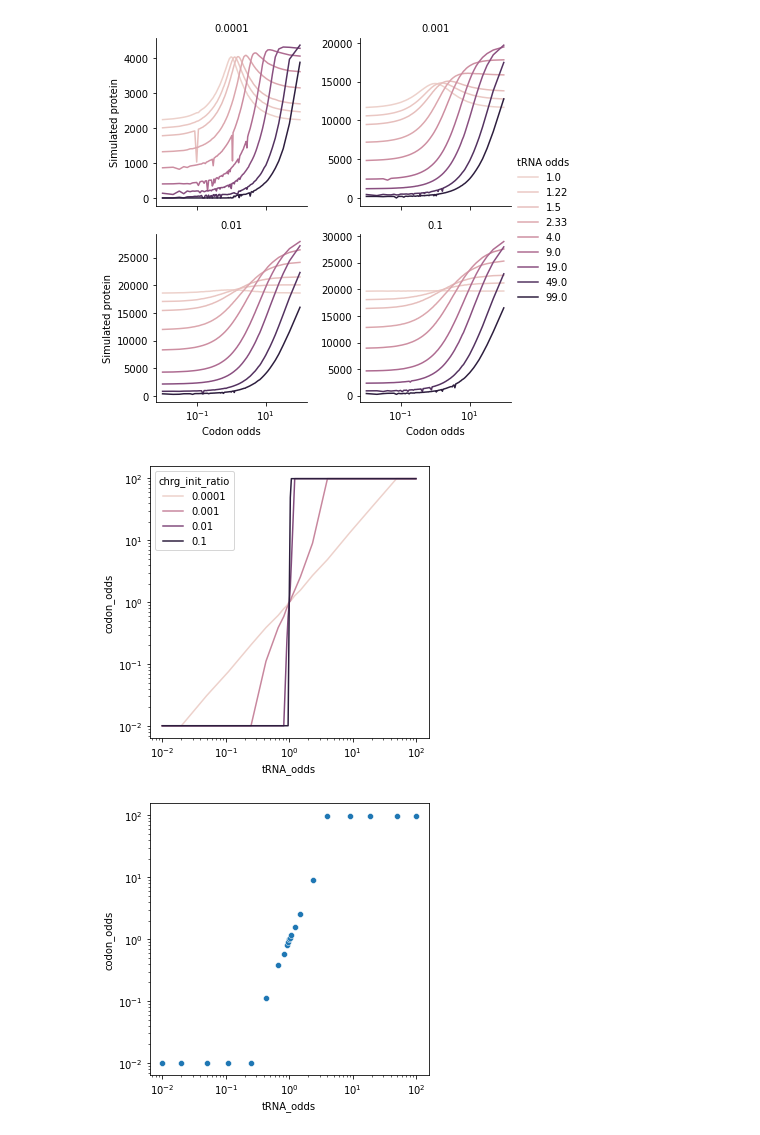
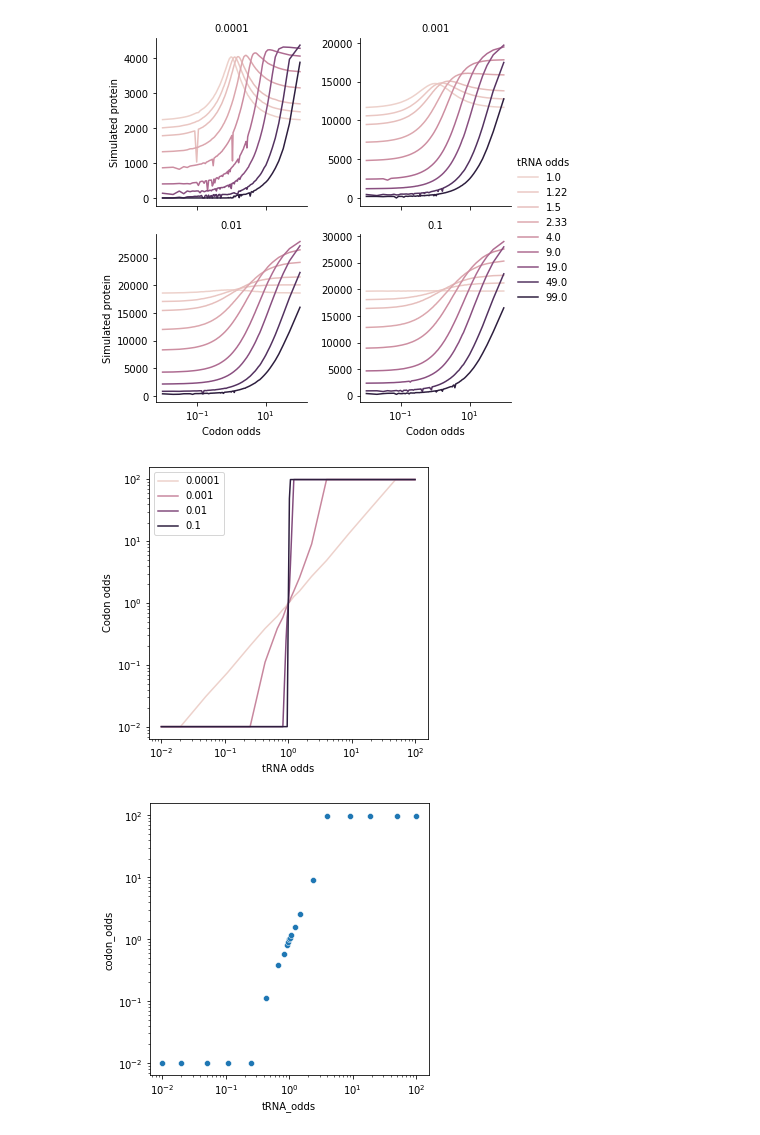
Before and after one commit to alexismhill3/tRNA-dynamics, a Jupyter notebook: notebooks/may-3-2022.ipynb, the cells around one changed output. Drawn from its saved outputs; the diff is of its cells as text; code cells hidden in the pictures.

Commit message:
fix max protein plot axis labels

```diff
--- a/notebooks/may-3-2022.ipynb
+++ b/notebooks/may-3-2022.ipynb
@@ -197,16 +197,19 @@ plt.savefig(f"../plots/{date}/grid.png")
 # %%
 ratios = [0.0001, 0.001, 0.01, 0.1]
 df_ratio_less_1 = df_master.loc[df_master['chrg_init_ratio'].isin(ratios)]
 max_protein = df_ratio_less_1.loc[df_ratio_less_1.groupby(['tRNA_odds', "chrg_init_ratio"]).protein.idxmax()].reset_index()
 rcParams['figure.figsize'] = [5, 5]
 max_protein
 norm = LogNorm()
 sns.lineplot(data=max_protein, x="tRNA_odds", y="codon_odds", hue='chrg_init_ratio', hue_norm=norm)
 plt.xscale("log")
 plt.yscale("log")
+plt.xlabel("tRNA odds")
+plt.ylabel("Codon odds")
+plt.legend(title="")
 plt.savefig(f"../plots/{date}/max.png")
 # %% [output]
-[figure, old version]
+[figure, new version]
 # %%
 max_protein_001 = max_protein[(max_protein["chrg_init_ratio"]  == 0.001)]
 rcParams['figure.figsize'] = [5, 5]
```
Also changed, not shown: 1 other file.
